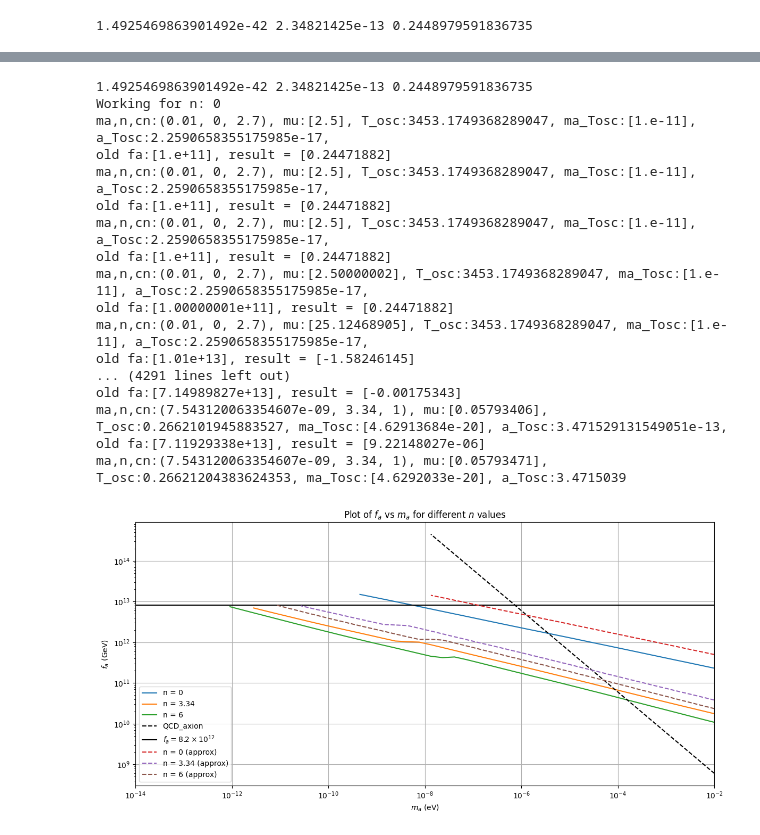
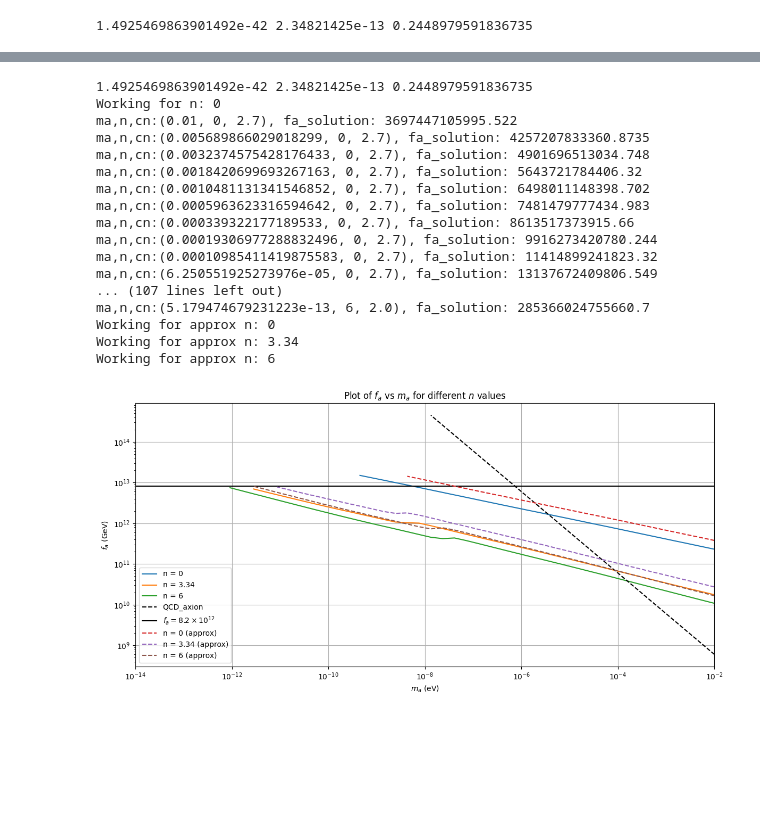
Before and after one commit to AkshankTyagi/Microlensing-Axions-KSP5, a Jupyter notebook: Axion_miniclusters.ipynb, the cells around one changed output, grey strips where cells are left out. Drawn from its saved outputs; the diff is of its cells as text; code cells hidden in the pictures; blank space fills up the shorter version.

```diff
--- a/Axion_miniclusters.ipynb
+++ b/Axion_miniclusters.ipynb
@@ -346,7 +346,7 @@ for n in n_values:
         T_osc_2.append(T_new)
         T_old =T_new
     plt.plot(f_a_values, T_osc_values, label=f'n={n}')
-    plt.plot(f_a_values, T_osc_2,"--",  label=f'n={n} m2')
+    # plt.plot(f_a_values, T_osc_2,"--",  label=f'n={n} m2')
 
 
 plt.xscale('log')
@@ -431,13 +431,13 @@ def calc_f_a(f_a, m_a, n, cn, alpha_d = alpha_dec):
 # %%
 
 # Define the range of m_a values (in eV)
-m_a_values = np.logspace( -2, -15, 500)  # from 10^-11 to 10^-4 eV
+m_a_values = np.logspace( -2, -15, 50)  # from 10^-11 to 10^-4 eV
 
 # Define n and cn values
 n_values = [0,  3.34, 6]
 cn_values = [2.7, 2.1, 2.0]
 f_a_limit = 8.2e12
-factor = 180
+factor = 30
 
 # Calculate f_a for each m_a
 f_a_values = {}
@@ -464,7 +464,7 @@ for n, cn in zip(n_values, cn_values):
     print(f"Working for approx n: {n}")
     for m_a in m_a_values:
         fa_initial_guess = 1e11  # Initial guess for f_a in GeV
-        fa_solution2, = fsolve(calc_f_a, fa_initial_guess, args=(m_a, n, 1, 2))
+        fa_solution2, = fsolve(calc_f_a, fa_initial_guess, args=(m_a, n, 1, 1))
         if n == 0:
             if fa_solution2*3/factor > 1.02*f_a_limit:
                 break
@@ -479,9 +479,10 @@ for n, cn in zip(n_values, cn_values):
 plt.figure(figsize=(8, 6))
 
 # Plot f_a vs ma for different n values
-for n in n_values:
-    plt.loglog(m_a_values[:len(f_a_values[n])]*150, f_a_values[n], label=f'n = {n}')
-    plt.loglog(m_a_values[:len(f_a_values_approx[n])]*150, f_a_values_approx[n], "--", label=f'n = {n} (approx)')
+for i, n in enumerate(n_values):
+    colors = ['blue','green', 'purple']
+    plt.loglog(m_a_values[:len(f_a_values[n])], f_a_values[n], c = colors[i] , label=f'n = {n}')
+    plt.loglog(m_a_values[:len(f_a_values_approx[n])], f_a_values_approx[n], "--",c = colors[i], label=f'n = {n} (approx)')
 
 # Adding the theoretical curve
 mid_index = len(m_a_values) // 2  # Integer division for proper slicing
@@ -540,16 +541,16 @@ print (H_0, T_CMB, omega_a)
 alpha_dec = 2.48
 
 
-def calc_f_a(f_a, m_a, n, cn):
-    mu = calc_mu(m_a, f_a)
-    T_osc = find_Tosc(m_a, f_a, n)
-    # T_osc = (( M_pl**2 * m_a**2 * mu**(2*n))*1e-18 / ( np.pi**2 * 10))**(1 / (4 + 2 * n))
-    ma_Tosc = calc_ma(T_osc, m_a, f_a, n)
-    ma_Tcmb = m_a/1e9 # calc_ma(T_CMB, m_a, f_a, n)
-    a_Tosc = ((g_star_S(T_CMB)**(1/3)* T_CMB )/ (g_star_S(T_osc)**(1/3) *T_osc))
-    result = omega_a - ( (1 + alpha_dec)/(6 * H_0**2 * M_pl**2) *(np.pi**2 * cn / 3)* ma_Tcmb * ma_Tosc * f_a**2  *g_star_S(T_CMB)/ g_star_S(T_osc) *(T_CMB/ T_osc)**3 )
-    print(f"ma,n,cn:{m_a, n, cn}, mu:{mu}, T_osc:{T_osc}, ma_Tosc:{ma_Tosc}, a_Tosc:{a_Tosc}, \nold fa:{f_a}, result = {result}")
-    return result
+# def calc_f_a(f_a, m_a, n, cn, alpha_d = alpha_dec):
+#     mu = calc_mu(m_a, f_a)
+#     T_osc = find_Tosc(m_a, f_a, n)
+#     # T_osc = (( M_pl**2 * m_a**2 * mu**(2*n))*1e-18 / ( np.pi**2 * 10))**(1 / (4 + 2 * n))
+#     ma_Tosc = calc_ma(T_osc, m_a, f_a, n)
+#     ma_Tcmb = m_a/1e9 # calc_ma(T_CMB, m_a, f_a, n)
+#     a_Tosc = ((g_star_S(T_CMB)**(1/3)* T_CMB )/ (g_star_S(T_osc)**(1/3) *T_osc))
+#     result = omega_a - ( (1 + alpha_d)/(6 * H_0**2 * M_pl**2) *(np.pi**2 * cn / 3)* ma_Tcmb * ma_Tosc * f_a**2  *g_star_S(T_CMB)/ g_star_S(T_osc) *(T_CMB/ T_osc)**3 )
+#     print(f"ma,n,cn:{m_a, n, cn}, mu:{mu}, T_osc:{T_osc}, ma_Tosc:{ma_Tosc}, a_Tosc:{a_Tosc}, \nold fa:{f_a}, result = {result}")
+#     return result
 
 # Define the range of m_a values (in eV)
 m_a_values = np.logspace( -2, -14, 50)  # from 10^-11 to 10^-4 eV
@@ -595,46 +596,46 @@ alpha_dec = 1
 f_a_values = {}
 for n, cn in zip(n_values, cn_values):
     f_a_values[n] = []
     print(f"Working for approx n: {n}")
     for m_a in m_a_values:
         fa_initial_guess = 1e11  # Initial guess for f_a in GeV
         fa_solution, = fsolve(calc_f_a, fa_initial_guess, args=(m_a, n, cn))
         if fa_solution/factor > f_a_limit:
             break
         if n == 0:
             f_a_values[n].append(fa_solution/16)
         else:
             f_a_values[n].append(fa_solution/factor)#*10000)
 
 for n in n_values:
     plt.loglog(m_a_values[:len(f_a_values[n])], f_a_values[n], "--", label=f'n = {n} (approx)')
 
 
 plt.xlabel(r'$m_a$ (eV)')
 plt.xlim(1e-14, 1e-2)
 plt.ylabel(r'$f_a$ (GeV)')
 plt.title(r'Plot of $f_a$ vs $m_a$ for different $n$ values')
 plt.legend()
 plt.grid()
 
 plt.tight_layout()
 plt.show()
 # %% [output]
 1.4925469863901492e-42 2.34821425e-13 0.2448979591836735
 Working for n: 0
-ma,n,cn:(0.01, 0, 2.7), mu:[2.5], T_osc:3453.1749368289047, ma_Tosc:[1.e-11], a_Tosc:2.2590658355175985e-17,
-old fa:[1.e+11], result = [0.24471882]
-ma,n,cn:(0.01, 0, 2.7), mu:[2.5], T_osc:3453.1749368289047, ma_Tosc:[1.e-11], a_Tosc:2.2590658355175985e-17,
-old fa:[1.e+11], result = [0.24471882]
-ma,n,cn:(0.01, 0, 2.7), mu:[2.5], T_osc:3453.1749368289047, ma_Tosc:[1.e-11], a_Tosc:2.2590658355175985e-17,
-old fa:[1.e+11], result = [0.24471882]
-ma,n,cn:(0.01, 0, 2.7), mu:[2.50000002], T_osc:3453.1749368289047, ma_Tosc:[1.e-11], a_Tosc:2.2590658355175985e-17,
-old fa:[1.00000001e+11], result = [0.24471882]
-ma,n,cn:(0.01, 0, 2.7), mu:[25.12468905], T_osc:3453.1749368289047, ma_Tosc:[1.e-11], a_Tosc:2.2590658355175985e-17,
-old fa:[1.01e+13], result = [-1.58246145]
-... (4291 lines left out)
-old fa:[7.14989827e+13], result = [-0.00175343]
-ma,n,cn:(7.543120063354607e-09, 3.34, 1), mu:[0.05793406], T_osc:0.2662101945883527, ma_Tosc:[4.62913684e-20], a_Tosc:3.471529131549051e-13,
-old fa:[7.11929338e+13], result = [9.22148027e-06]
-ma,n,cn:(7.543120063354607e-09, 3.34, 1), mu:[0.05793471], T_osc:0.26621204383624353, ma_Tosc:[4.6292033e-20], a_Tosc:3.4715039
+ma,n,cn:(0.01, 0, 2.7), fa_solution: 3697447105995.522
+ma,n,cn:(0.005689866029018299, 0, 2.7), fa_solution: 4257207833360.8735
+ma,n,cn:(0.0032374575428176433, 0, 2.7), fa_solution: 4901696513034.748
+ma,n,cn:(0.0018420699693267163, 0, 2.7), fa_solution: 5643721784406.32
+ma,n,cn:(0.0010481131341546852, 0, 2.7), fa_solution: 6498011148398.702
+ma,n,cn:(0.0005963623316594642, 0, 2.7), fa_solution: 7481479777434.983
+ma,n,cn:(0.000339322177189533, 0, 2.7), fa_solution: 8613517373915.66
+ma,n,cn:(0.00019306977288832496, 0, 2.7), fa_solution: 9916273420780.244
+ma,n,cn:(0.00010985411419875583, 0, 2.7), fa_solution: 11414899241823.32
+ma,n,cn:(6.250551925273976e-05, 0, 2.7), fa_solution: 13137672409806.549
+... (107 lines left out)
+ma,n,cn:(5.179474679231223e-13, 6, 2.0), fa_solution: 285366024755660.7
+Working for approx n: 0
+Working for approx n: 3.34
+Working for approx n: 6
-[figure, old version]
+[figure, new version]
```
Also changed, not shown: parts of 2 cells of this notebook, 20 other files.
